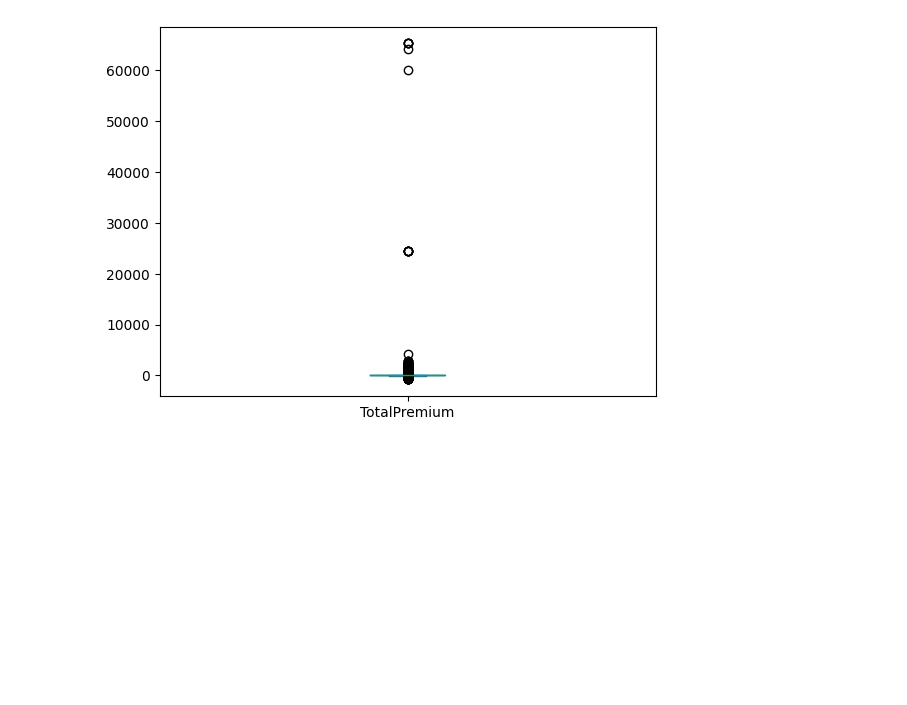
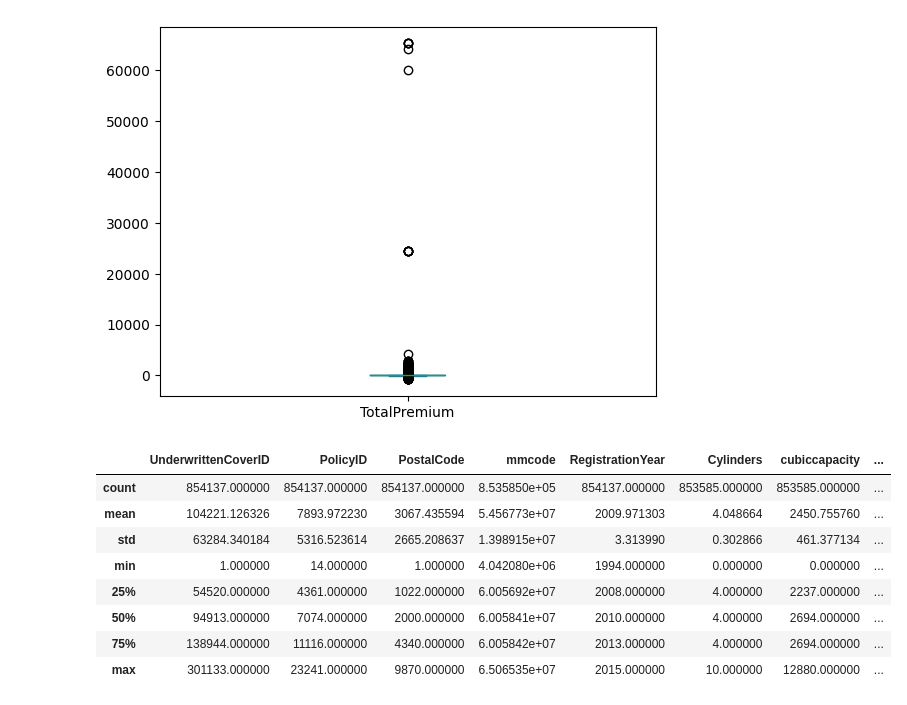
Before and after one commit to Skell30/End-to-End-Insurance-Risk-Analytics-Predictive-Modeling, a Jupyter notebook: notebooks/task1.ipynb, the cells around one changed output. Cells and saved outputs as stored; diff of their text form; code cells hidden in the pictures; blank space fills up the shorter version.

```diff
--- a/notebooks/task1.ipynb
+++ b/notebooks/task1.ipynb
@@ -238,3 +238,15 @@ dfd['TotalPremium'].plot(kind='box')
 plt.show()
 # %% [output]
 [figure]
+# %%
+dfd.describe()
+# %% [output]
+|  | UnderwrittenCoverID | PolicyID | PostalCode | mmcode | RegistrationYear | Cylinders | cubiccapacity | ... |
+| count | 854137.000000 | 854137.000000 | 854137.000000 | 8.535850e+05 | 854137.000000 | 853585.000000 | 853585.000000 | ... |
+| mean | 104221.126326 | 7893.972230 | 3067.435594 | 5.456773e+07 | 2009.971303 | 4.048664 | 2450.755760 | ... |
+| std | 63284.340184 | 5316.523614 | 2665.208637 | 1.398915e+07 | 3.313990 | 0.302866 | 461.377134 | ... |
+| min | 1.000000 | 14.000000 | 1.000000 | 4.042080e+06 | 1994.000000 | 0.000000 | 0.000000 | ... |
+| 25% | 54520.000000 | 4361.000000 | 1022.000000 | 6.005692e+07 | 2008.000000 | 4.000000 | 2237.000000 | ... |
+| 50% | 94913.000000 | 7074.000000 | 2000.000000 | 6.005841e+07 | 2010.000000 | 4.000000 | 2694.000000 | ... |
+| 75% | 138944.000000 | 11116.000000 | 4340.000000 | 6.005842e+07 | 2013.000000 | 4.000000 | 2694.000000 | ... |
+| max | 301133.000000 | 23241.000000 | 9870.000000 | 6.506535e+07 | 2015.000000 | 10.000000 | 12880.000000 | ... |
```
Also changed, not shown: parts of 1 cell of this notebook.
